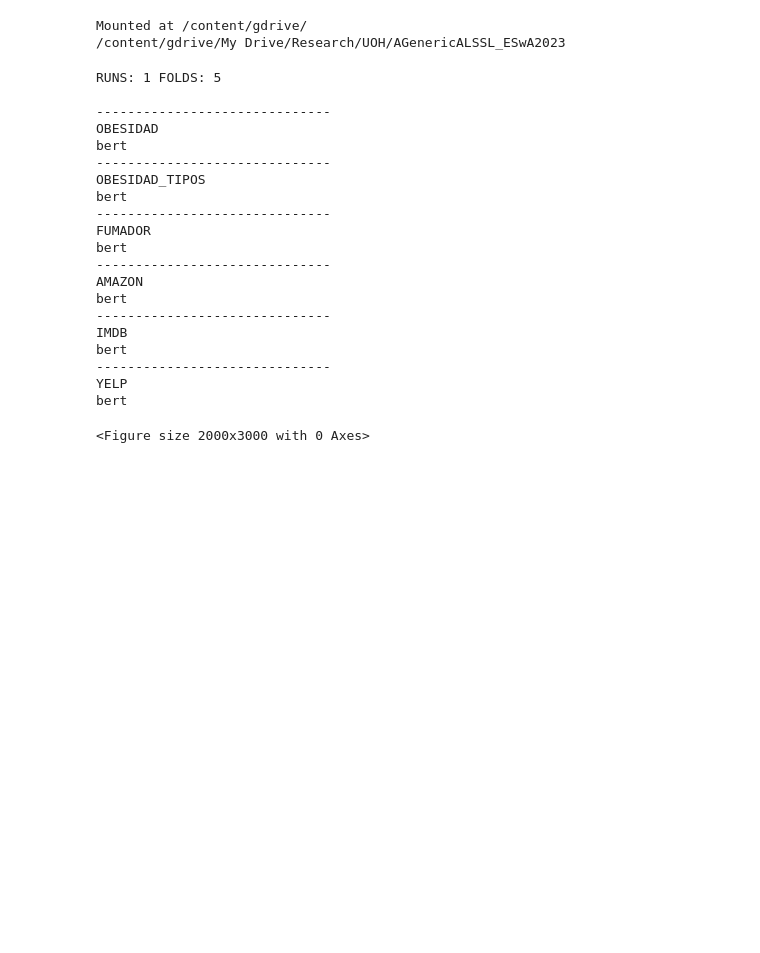
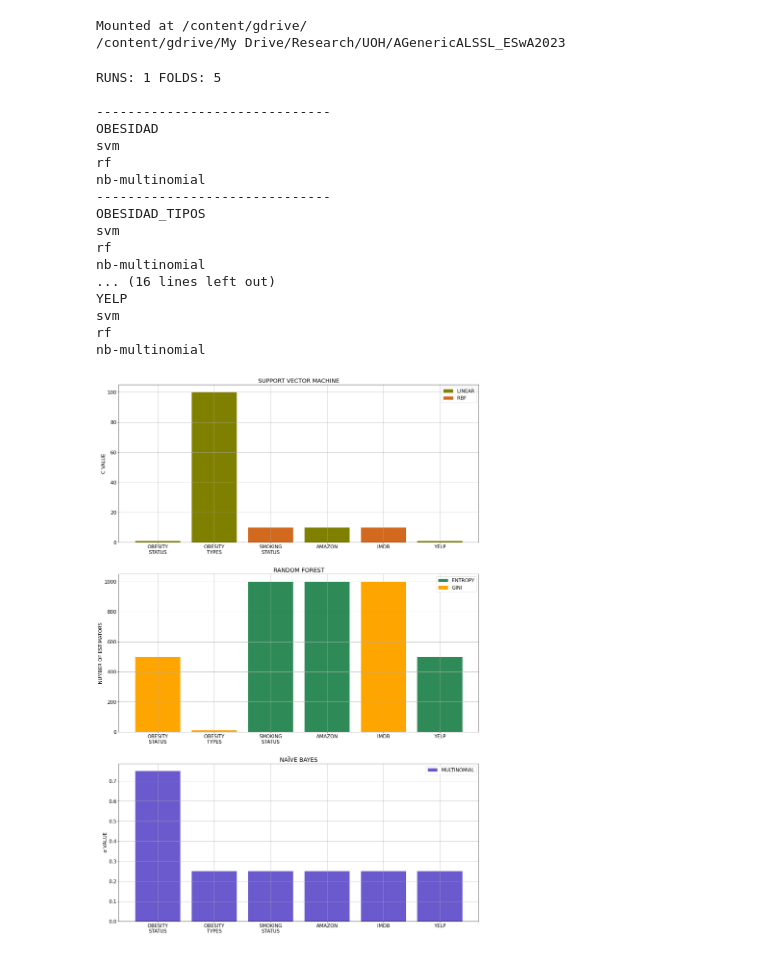
Before and after one commit to christopherfj/AGenericALSSL_ASoC2025, a Jupyter notebook: results.ipynb, the cells around one changed output. Saved outputs shown, nothing was run; the diff lists cells and outputs as text; code cells hidden in the pictures; blank space fills up the shorter version.

```diff
--- a/results.ipynb
+++ b/results.ipynb
@@ -32,8 +32,8 @@ FILENAMES = ['OBESIDAD', 'OBESIDAD_TIPOS', 'FUMADOR', 'AMAZON', 'IMDB', 'YELP']
 
 FILENAMES_ENG = ['OBESITY\nSTATUS', 'OBESITY\nTYPES', 'SMOKING\nSTATUS', 'AMAZON', 'IMDB', 'YELP']
 
-#MODELS = ['svm', 'rf', 'nb-multinomial'] #run twice (classic and bert)
-MODELS = ['bert']
+MODELS = ['svm', 'rf', 'nb-multinomial'] #run twice (classic and bert)
+#MODELS = ['bert']
 
 titles = {'svm': 'SUPPORT VECTOR MACHINE', 'rf': 'RANDOM FOREST', 'nb-multinomial': 'NAÏVE BAYES'}
 colors = {'LINEAR' : 'olive', 'RBF': 'chocolate' ,
@@ -138,47 +138,44 @@ for FILENAME in FILENAMES:
       baseline_results[model+'_f1' ] = f1_mean
 
   with open( os.path.join( os.getcwd(), DOMAIN, 'out', 'RESULTS', FILENAME, FILENAME+'_baseline_results_p'+str(GRID_PARAMS)+'.pkl' ), 'wb') as a:
     pickle.dump( baseline_results, a, protocol=2 )
 
 label = 'LINEAR'
 c1 = Patch(facecolor=colors[label], label=label)
 label = 'RBF'
 c2 = Patch(facecolor=colors[label], label=label)
 ax1.legend(handles=[c1,c2])
 
 label = 'ENTROPY'
 c1 =Patch(facecolor=colors[label], label=label)
 label = 'GINI'
 c2 = Patch(facecolor=colors[label], label=label)
 ax2.legend(handles=[c1,c2])
 
 label='MULTINOMIAL'
 c1 = Patch(facecolor=colors[label], label=label)
 ax3.legend(handles=[c1])
 
 pylab.show()
 # %% [output]
 RUNS: 1 FOLDS: 5
 
 ------------------------------
 OBESIDAD
-bert
+svm
+rf
+nb-multinomial
 ------------------------------
 OBESIDAD_TIPOS
-bert
-------------------------------
-FUMADOR
-bert
-------------------------------
-AMAZON
-bert
-------------------------------
-IMDB
-bert
-------------------------------
+svm
+rf
+nb-multinomial
+... (16 lines left out)
 YELP
-bert
+svm
+rf
+nb-multinomial
-<Figure size 2000x3000 with 0 Axes>
+[figure, added]
 # %%
 #Analysis
 import os
```
Also changed, not shown: parts of 2 cells of this notebook.
